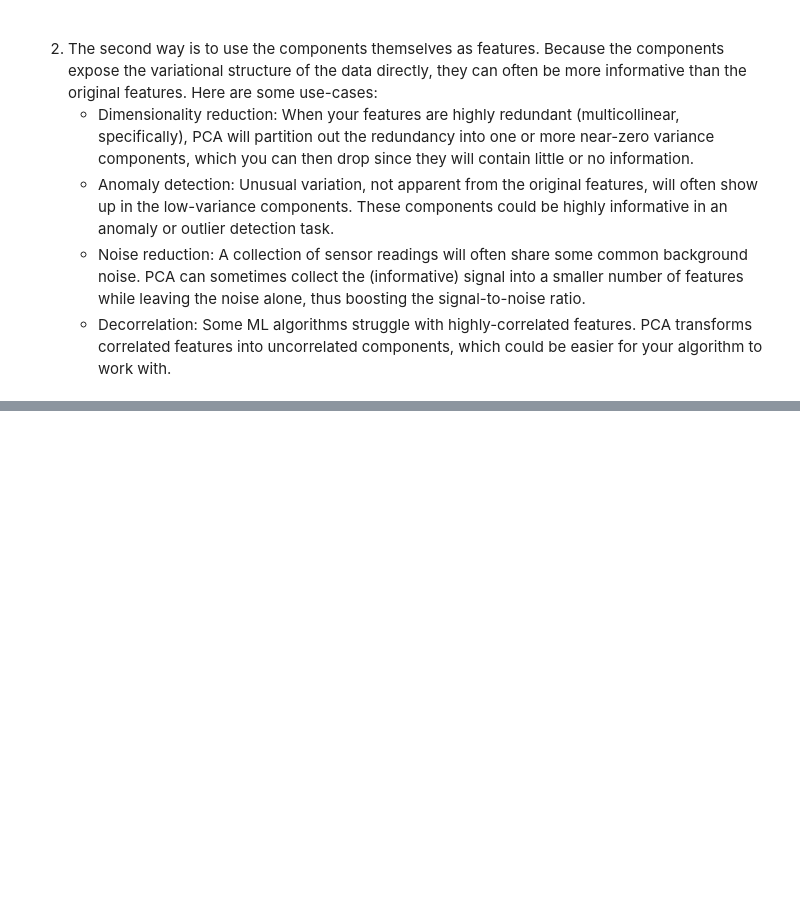
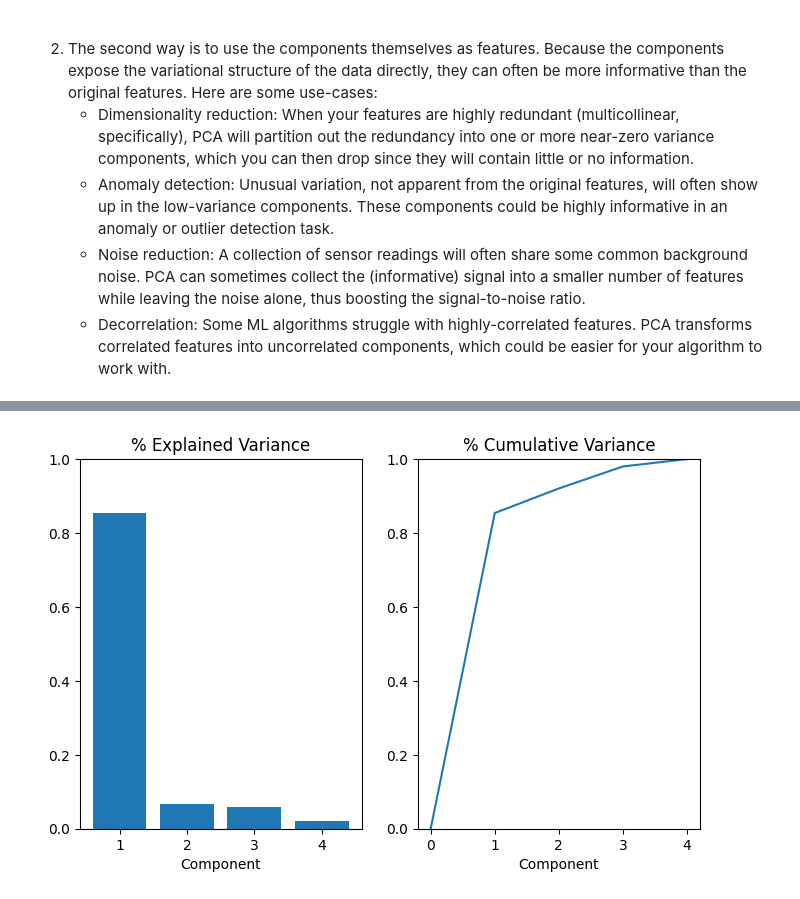
Before and after one commit to Nathanb-ecam/learning-kaggle-courses, a Jupyter notebook: feature_engineering.ipynb, the cells around one changed output, grey strips where cells are left out. Cells and saved outputs as stored; diff of their text form; code cells hidden in the pictures; blank space fills up the shorter version.

```diff
--- a/feature_engineering.ipynb
+++ b/feature_engineering.ipynb
@@ -78,0 +222,9 @@ There are two ways you could use PCA for feature engineering.<br>
+# %%
+autos = pd.read_csv("data/feature_engineering/autos.csv")
+X = autos.copy()
+y = X.pop('price')
+# %%
+
+features = ["highway_mpg", "engine_size", "horsepower", "curb_weight"]
+X = X.loc[:, features]
+X.head()
@@ -78,0 +238,13 @@ There are two ways you could use PCA for feature engineering.<br>
+# %%
+# Standardize
+X_scaled = (X - X.mean(axis=0)) / X.std(axis=0)
+
+# # Create principal components
+pca = PCA()
+X_pca = pca.fit_transform(X_scaled)
+# print(X_pca.shape)
+
+# Convert to dataframe
+component_names = [f"PC{i+1}" for i in range(X_pca.shape[1])]
+X_pca = pd.DataFrame(X_pca, columns=component_names)
+X_pca.head()
@@ -78,0 +274,22 @@ There are two ways you could use PCA for feature engineering.<br>
+# %%
+def plot_variance(pca):
+    fig , axs = plt.subplots(1,2)
+    n = pca.n_components_
+    grid = np.arange(1, n +1)
+
+    # explained variance
+    evr = pca.explained_variance_ratio_
+    axs[0].bar(grid,evr)
+    axs[0].set(xlabel="Component", title="% Explained Variance", ylim=(0.0, 1.0))
+
+    # cumulative variance
+    cv = np.cumsum(evr)
+    axs[1].plot(np.r_[0,grid],np.r_[0,cv] )
+    axs[1].set(
+        xlabel="Component", title="% Cumulative Variance", ylim=(0.0, 1.0)
+    )
+    fig.set(figwidth=8, dpi=100)
+# %%
+plot_variance(pca)
+# %% [output]
+[figure, added]
```
Also changed, not shown: parts of 18 cells of this notebook, 7 other files.
